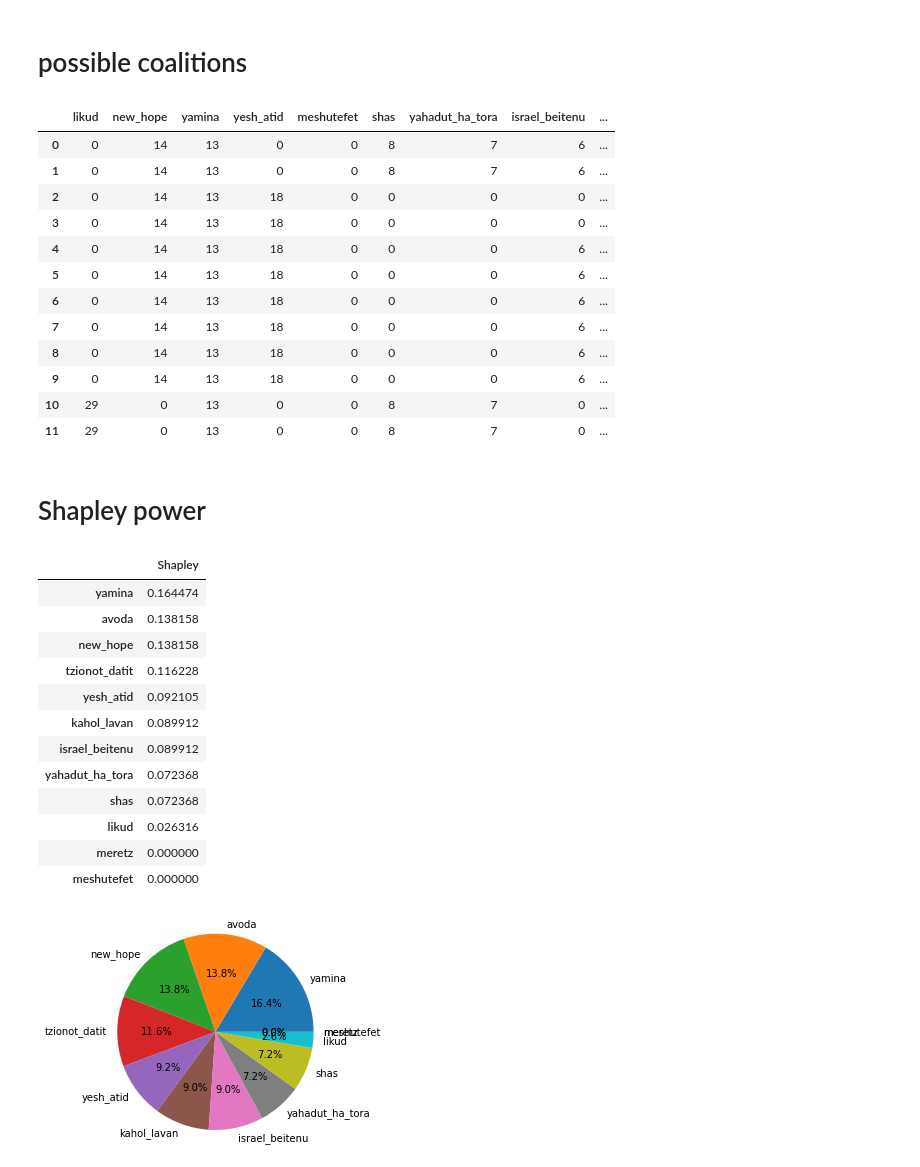
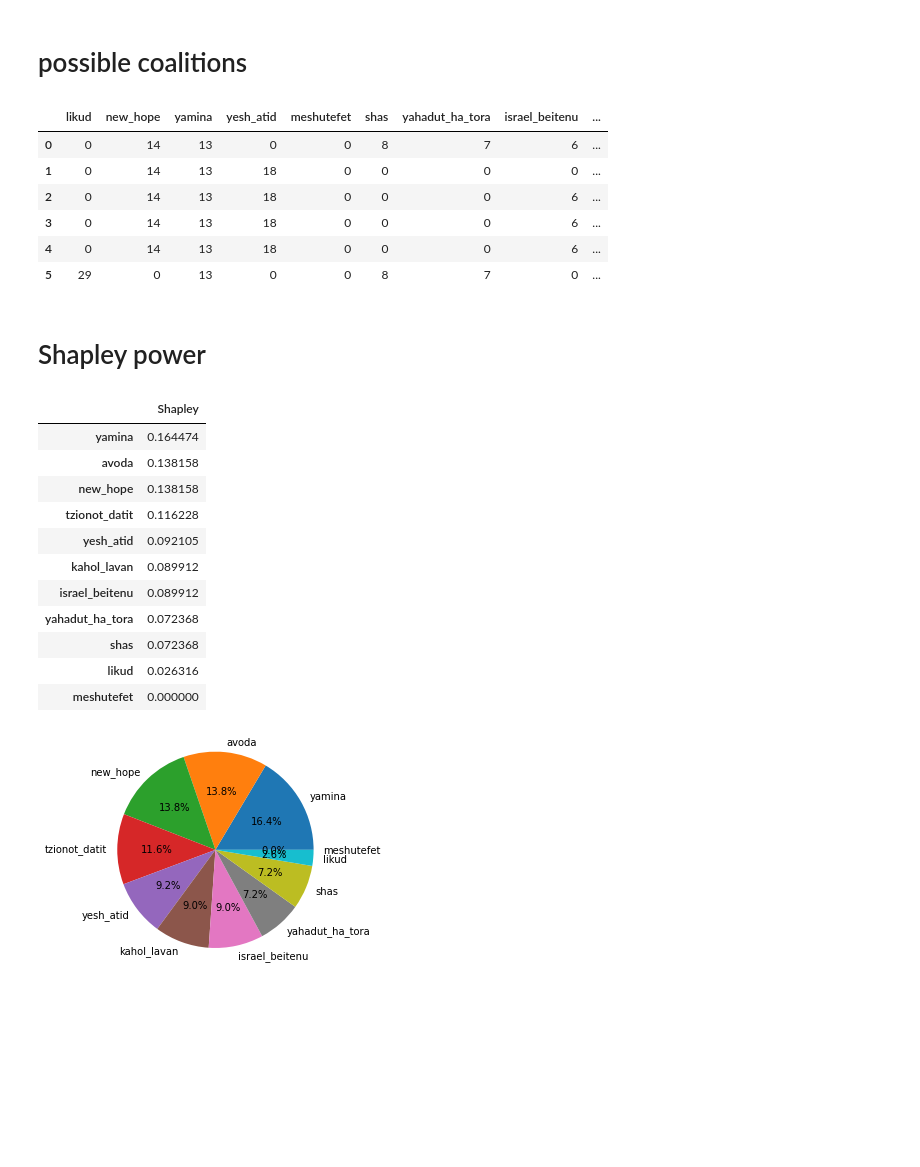
Before and after one commit to GuysBarash/PoliticalShapley, a Jupyter notebook: Israeli_politics_shapley.ipynb, the cells around one changed output. Saved outputs shown, nothing was run; the diff lists cells and outputs as text; code cells hidden in the pictures; blank space fills up the shorter version.

```diff
--- a/Israeli_politics_shapley.ipynb
+++ b/Israeli_politics_shapley.ipynb
@@ -15,7 +15,8 @@ prty['shas'] = 8
 prty['yahadut_ha_tora'] = 7
 prty['israel_beitenu'] = 6
 prty['tzionot_datit'] = 5
-prty['meretz'] = 0
+# prty['meretz'] = 0
+
 prty['avoda'] = 7
 prty['kahol_lavan'] = 4
 # %% [markdown]
@@ -51,35 +49,27 @@ shap.run()
 # possible coalitions
 # %%
 df = shap.get_possible_govt()
-if df.shape[0] > 0:
-  display(df)
-else:
-  print("No possible coalition.")
+display(df)
 # %% [output]
 |  | likud | new_hope | yamina | yesh_atid | meshutefet | shas | yahadut_ha_tora | israel_beitenu | ... |
 | 0 | 0 | 14 | 13 | 0 | 0 | 8 | 7 | 6 | ... |
-| 1 | 0 | 14 | 13 | 0 | 0 | 8 | 7 | 6 | ... |
-| 2 | 0 | 14 | 13 | 18 | 0 | 0 | 0 | 0 | ... |
-| 3 | 0 | 14 | 13 | 18 | 0 | 0 | 0 | 0 | ... |
+| 1 | 0 | 14 | 13 | 18 | 0 | 0 | 0 | 0 | ... |
+| 2 | 0 | 14 | 13 | 18 | 0 | 0 | 0 | 6 | ... |
+| 3 | 0 | 14 | 13 | 18 | 0 | 0 | 0 | 6 | ... |
 | 4 | 0 | 14 | 13 | 18 | 0 | 0 | 0 | 6 | ... |
-| 5 | 0 | 14 | 13 | 18 | 0 | 0 | 0 | 6 | ... |
-| 6 | 0 | 14 | 13 | 18 | 0 | 0 | 0 | 6 | ... |
-| 7 | 0 | 14 | 13 | 18 | 0 | 0 | 0 | 6 | ... |
-| 8 | 0 | 14 | 13 | 18 | 0 | 0 | 0 | 6 | ... |
-| 9 | 0 | 14 | 13 | 18 | 0 | 0 | 0 | 6 | ... |
-| 10 | 29 | 0 | 13 | 0 | 0 | 8 | 7 | 0 | ... |
-| 11 | 29 | 0 | 13 | 0 | 0 | 8 | 7 | 0 | ... |
+| 5 | 29 | 0 | 13 | 0 | 0 | 8 | 7 | 0 | ... |
 # %% [markdown]
 # Shapley power
 # %%
 df = shap.get_shapley()
-df = (df/df.sum()).fillna(0)
-df.name='Shapley'
+df = df / df.sum()
+df.name = 'Shapley'
 display(df.to_frame())
 
 fig, ax = plt.subplots()
 ax.pie(df.values, labels=df.index, autopct='%1.1f%%')
 ax.axis('equal')  # Equal aspect ratio ensures the pie chart is circular.
+
 ax.set_title('')
 plt.show()
 # %% [output]
@@ -94,6 +84,5 @@ plt.show()
 | yahadut_ha_tora | 0.072368 |
 | shas | 0.072368 |
 | likud | 0.026316 |
-| meretz | 0.000000 |
 | meshutefet | 0.000000 |
 [figure]
```
Also changed, not shown: parts of 2 cells of this notebook, 2 other files.
